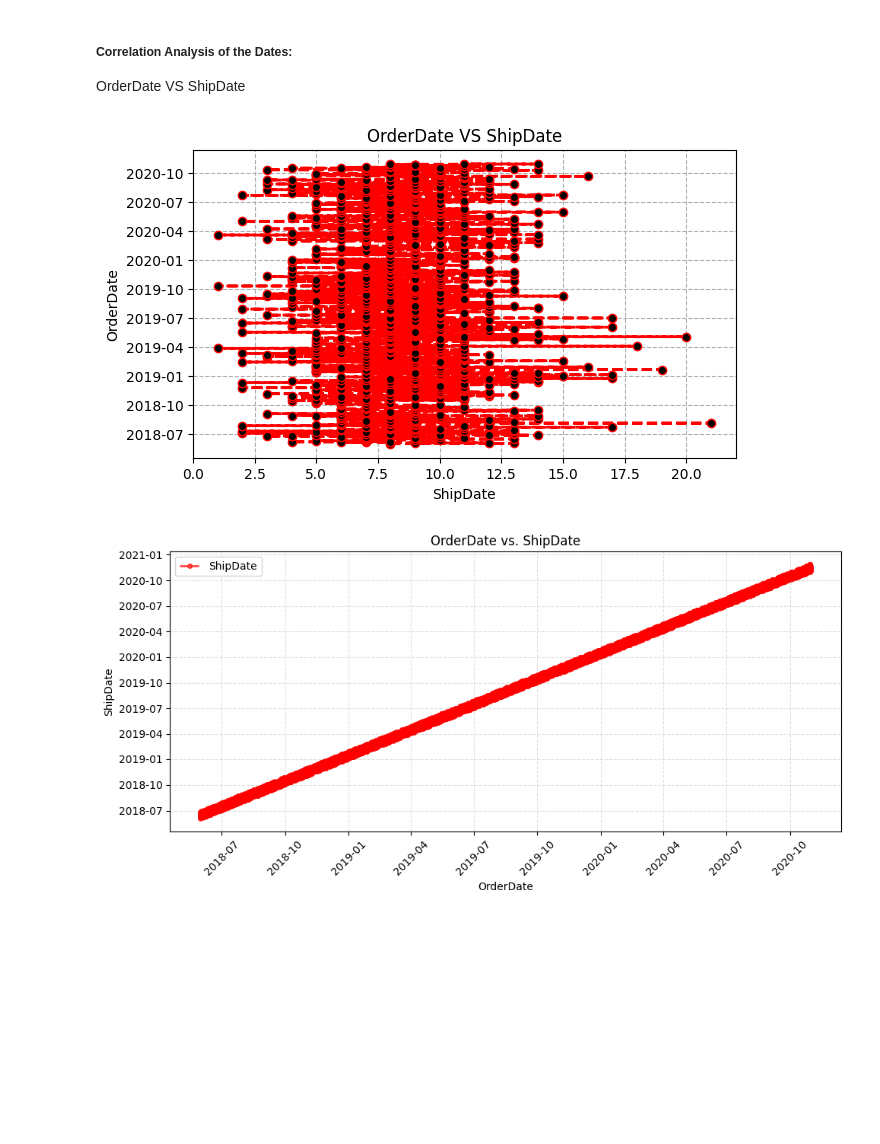
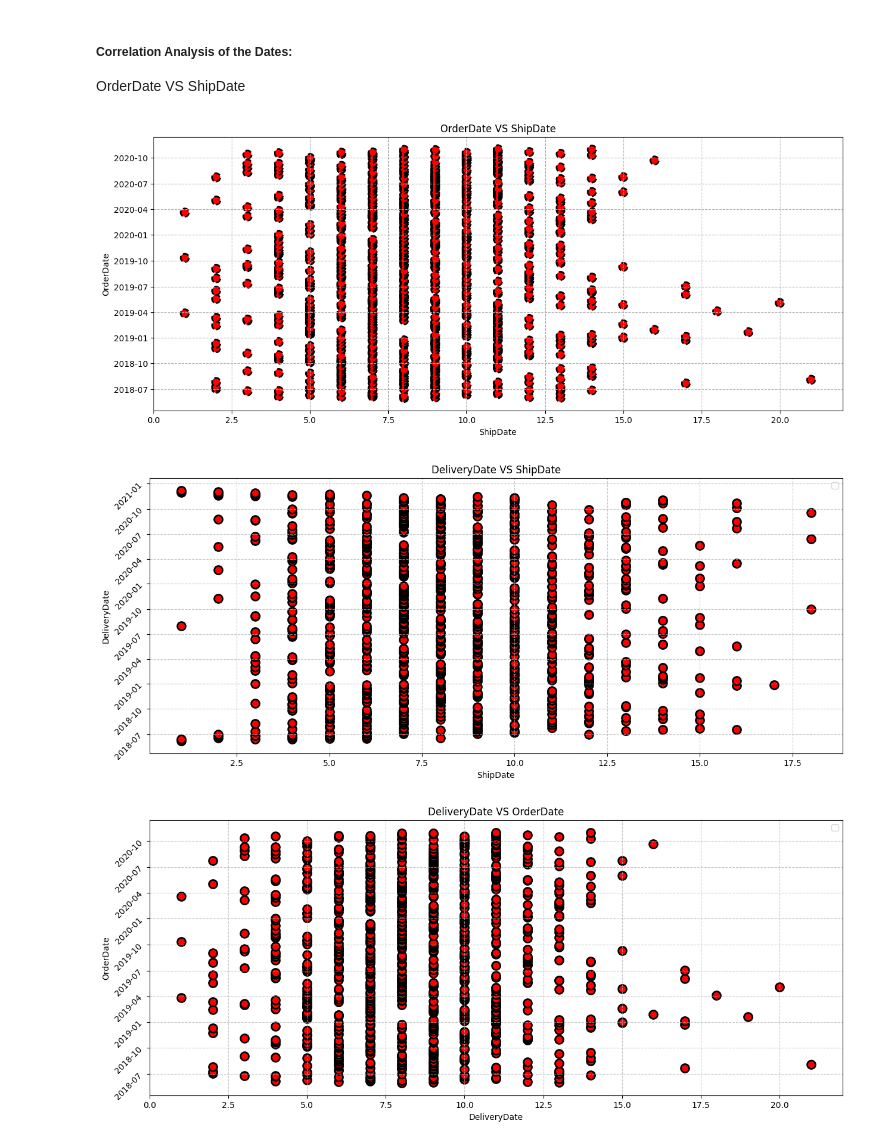
Before and after one commit to NSinha025/ZDS-Mock-Project, a Jupyter notebook: Sales_Order_Sheet_EDA.ipynb, the cells around one changed output. Saved outputs shown, nothing was run; the diff lists cells and outputs as text; code cells hidden in the pictures; blank space fills up the shorter version.

Commit message:
added deliveryDate vs ShipDate and DeliveryDate vs OrderDate

```diff
--- a/Sales_Order_Sheet_EDA.ipynb
+++ b/Sales_Order_Sheet_EDA.ipynb
@@ -356,29 +356,42 @@ There is no Date Discrepancy.
 
 OrderDate VS ShipDate
 # %%
-plt.figure(figsize=(7, 4))
+plt.figure(figsize=(15, 6))
 plt1 = dataset_version_1.groupby("OrderDate")[["ShipDate"]].count()
-plt.plot(plt1["ShipDate"], plt1.index, color="red", linewidth=2, linestyle="--", marker='o', mfc="black")
+plt.scatter(plt1["ShipDate"], plt1.index, color="red", linewidth=2, linestyle="--", edgecolors="black", s=100)
 # plt.xticks(np.arange(1,5,1))
 plt.ylabel("OrderDate")
 plt.xlabel("ShipDate")
 plt.grid(linestyle='--')
 plt.title("OrderDate VS ShipDate")
 plt.show()
 # %% [output]
-[figure, old version]
+[figure, new version]
 # %%
-
-plt.figure(figsize=(10, 5))
-plt1 = dataset_version_1.groupby("OrderDate")[["ShipDate"]].count()
-plt.plot(dataset_version_1['OrderDate'], dataset_version_1['ShipDate'], color="red", linewidth=2, linestyle="--", marker='o', markersize=4, label='ShipDate', alpha=0.7)
-plt.xlabel("OrderDate")
-plt.ylabel("ShipDate")
-plt.title("OrderDate vs. ShipDate")
-plt.xticks(rotation=45)
-plt.grid(linestyle='--', alpha=0.4)
+plt.figure(figsize=(15, 6))
+plt1 = dataset_version_1.groupby("DeliveryDate")[["ShipDate"]].count()
+plt.scatter(plt1["ShipDate"], plt1.index, color="red", linewidth=2, edgecolors="black", s=100)
+# plt.xticks(np.arange(1,5,1))
+plt.ylabel("DeliveryDate")
+plt.xlabel("ShipDate")
+plt.yticks(rotation=45)
+plt.grid(linestyle='--', alpha=0.7)
 plt.legend()
-plt.tight_layout()
+plt.title("DeliveryDate VS ShipDate")
 plt.show()
 # %% [output]
-[figure, old version]
+[figure, new version]
+# %%
+plt.figure(figsize=(15, 6))
+plt1 = dataset_version_1.groupby("OrderDate")[["DeliveryDate"]].count()
+plt.scatter(plt1["DeliveryDate"], plt1.index, color="red", linewidth=2, edgecolors="black", s=100)
+# plt.xticks(np.arange(1,5,1))
+plt.ylabel("OrderDate")
+plt.xlabel("DeliveryDate")
+plt.yticks(rotation=45)
+plt.grid(linestyle='--', alpha=0.7)
+plt.legend()
+plt.title("DeliveryDate VS OrderDate")
+plt.show()
+# %% [output]
+[figure, added]
```
Also changed, not shown: parts of 1 cell of this notebook.
